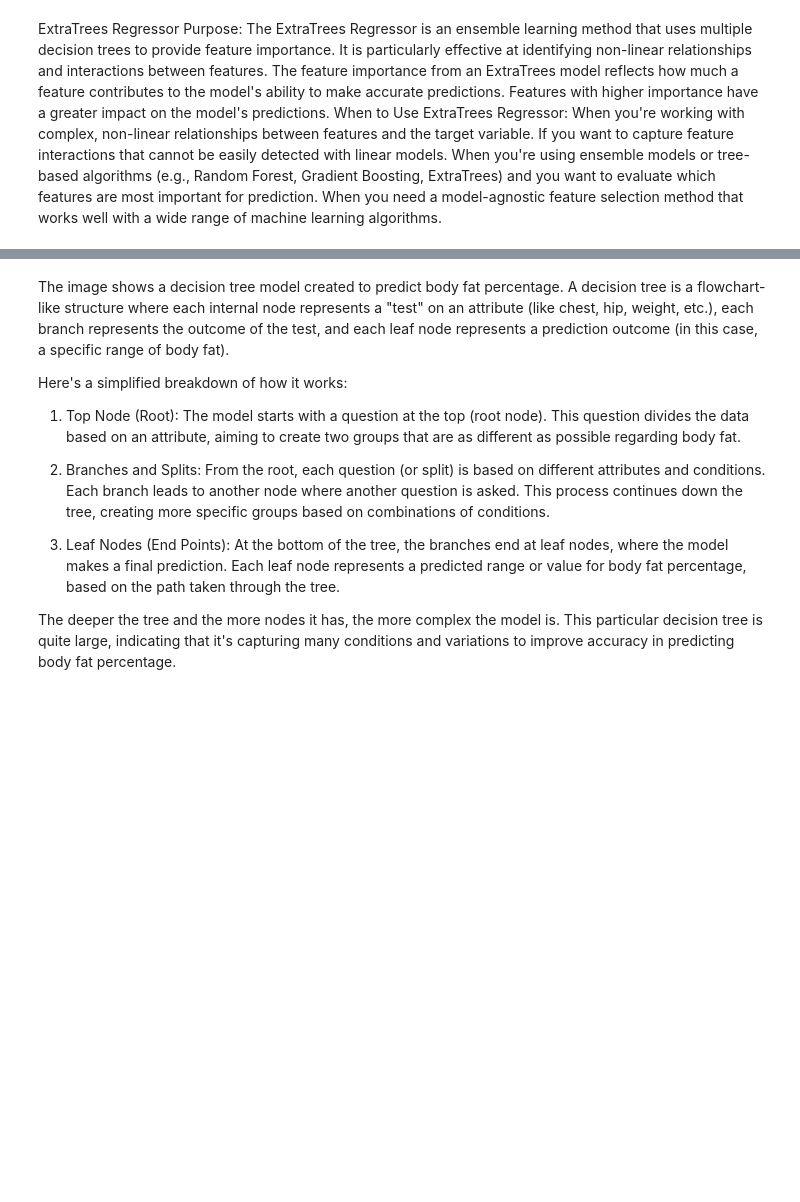
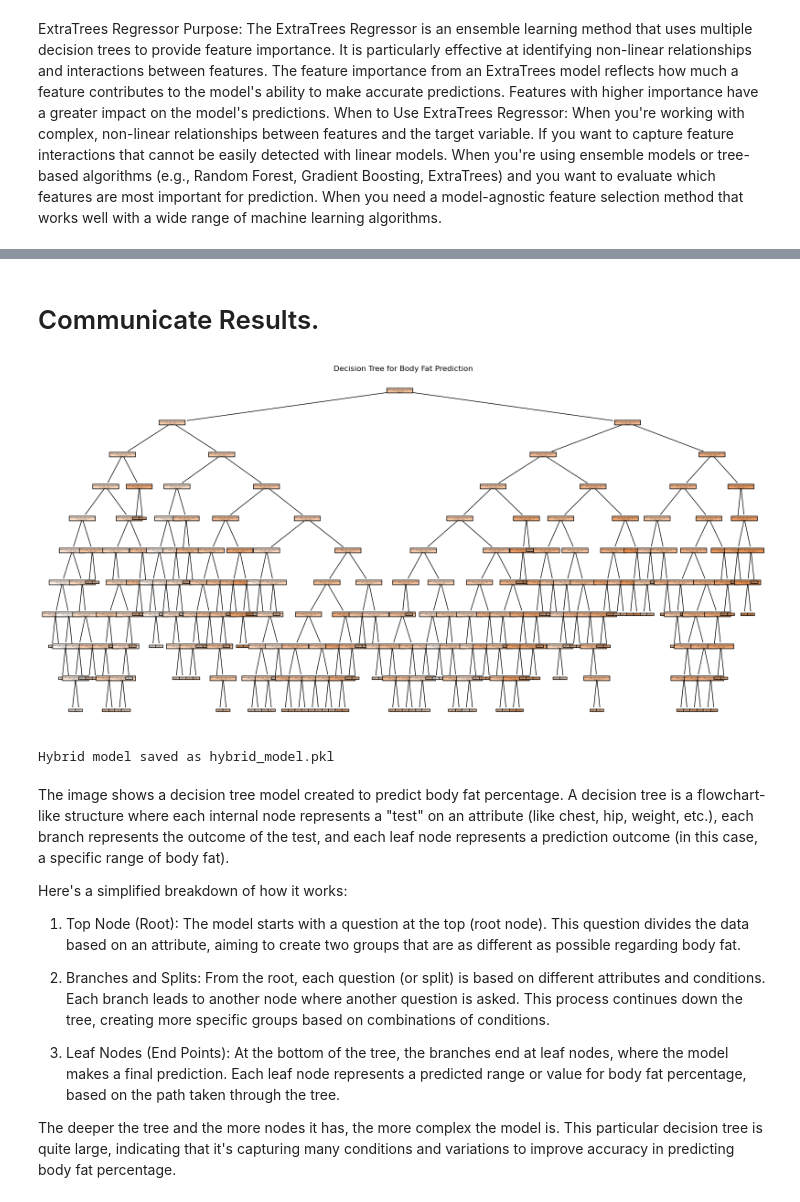
Before and after one commit to AbdulJaleel61/BodyFat-Prediction, a Jupyter notebook: Untitled.ipynb, the cells around one changed output, grey strips where cells are left out. Drawn from its saved outputs; the diff is of its cells as text; code cells hidden in the pictures; blank space fills up the shorter version.

```diff
--- a/Untitled.ipynb
+++ b/Untitled.ipynb
@@ -146,4 +169,0 @@ from sklearn.ensemble import ExtraTreesRegressor
-# %%
-data_cl = df_cleaned.copy()
-y = data_cl['BodyFat']
-X = data_cl.drop(['BodyFat'],axis=1)
@@ -179,0 +197,5 @@ Since all these models handle non-linear relationships well, they are less sensi
+# %%
+y = data_cl['BodyFat']
+X = data_cl[["Density","Abdomen","Weight","Hip","Chest"]]
+# Train-test split
+X_train, X_test, y_train, y_test = train_test_split(X, y, test_size=0.3, random_state=42)
@@ -279,3 +383,20 @@ plt.show()
+# %% [markdown]
+# Communicate Results.
+# %%
+# Plot decision tree
+plt.figure(figsize=(20,10))
+plot_tree(best_dt, feature_names=X, filled=True, rounded=True)
+plt.title("Decision Tree for Body Fat Prediction")
+plt.show()
+# %% [output]
+[figure, added]
+# %%
+with open('hybrid_model.pkl', 'wb') as file:
+    pickle.dump(hybrid_model, file)
+
+print("Hybrid model saved as hybrid_model.pkl")
+# %% [output]
+Hybrid model saved as hybrid_model.pkl
 # %% [markdown]
 The image shows a decision tree model created to predict body fat percentage. A decision tree is a flowchart-like structure where each internal node represents a "test" on an attribute (like chest, hip, weight, etc.), each branch represents the outcome of the test, and each leaf node represents a prediction outcome (in this case, a specific range of body fat).
 
```
Also changed, not shown: parts of 45 cells of this notebook, 5 other files.
